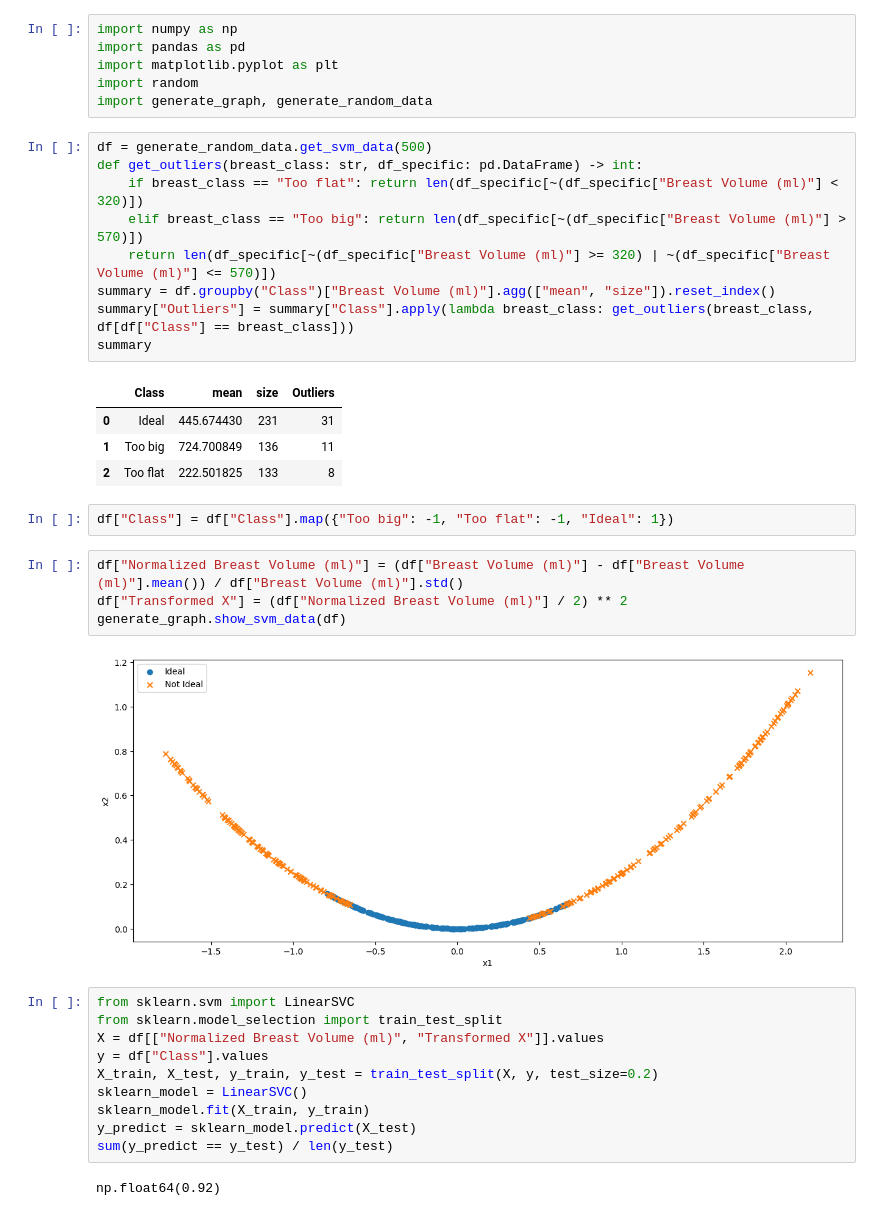
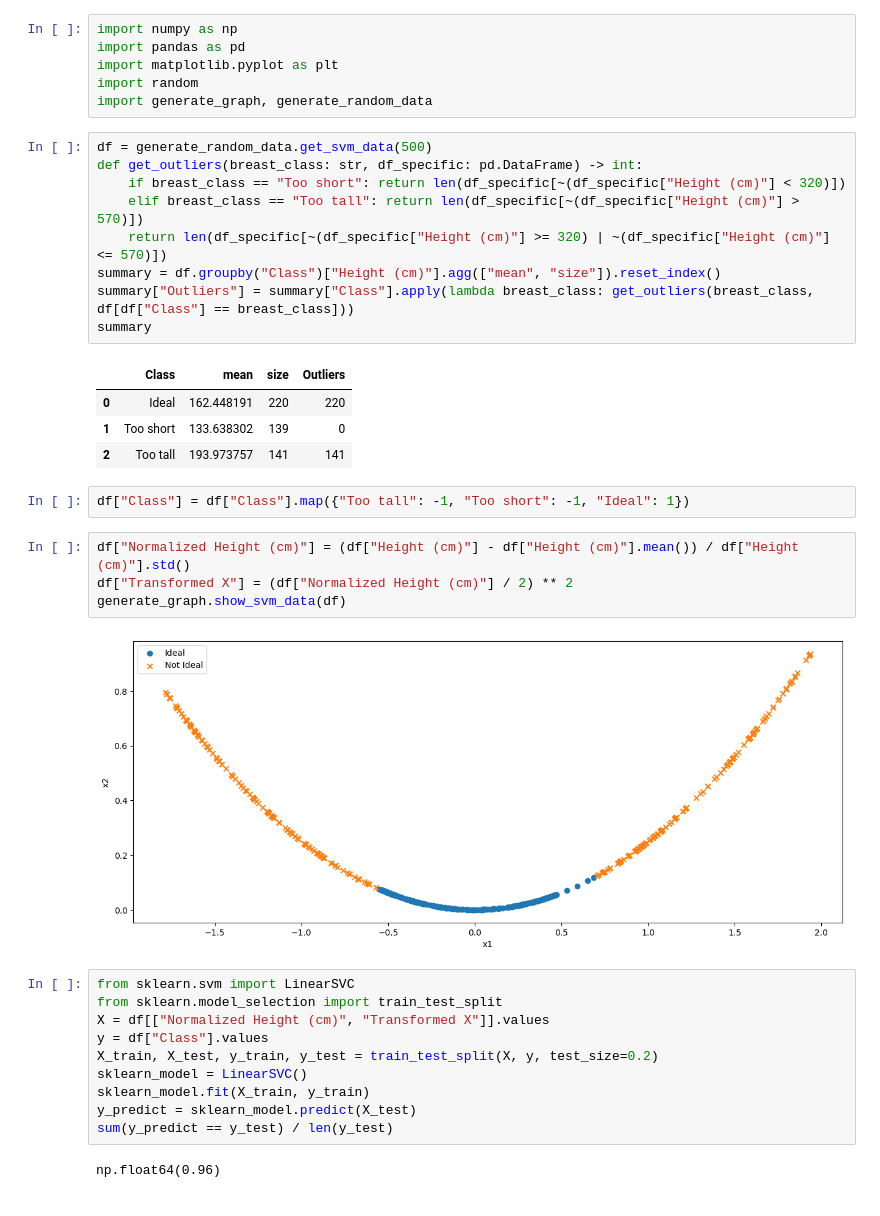
Before and after one commit to andyyang-dev/learning_ml_models, a Jupyter notebook: svm_lesson.ipynb, the cells around one changed output. Saved outputs shown, nothing was run; the diff lists cells and outputs as text.

```diff
--- a/svm_lesson.ipynb
+++ b/svm_lesson.ipynb
@@ -19,29 +19,29 @@ import generate_graph, generate_random_data
 # %%
 df = generate_random_data.get_svm_data(500)
 def get_outliers(breast_class: str, df_specific: pd.DataFrame) -> int:
-    if breast_class == "Too flat": return len(df_specific[~(df_specific["Breast Volume (ml)"] < 320)])
-    elif breast_class == "Too big": return len(df_specific[~(df_specific["Breast Volume (ml)"] > 570)])
-    return len(df_specific[~(df_specific["Breast Volume (ml)"] >= 320) | ~(df_specific["Breast Volume (ml)"] <= 570)])
-summary = df.groupby("Class")["Breast Volume (ml)"].agg(["mean", "size"]).reset_index()
+    if breast_class == "Too short": return len(df_specific[~(df_specific["Height (cm)"] < 320)])
+    elif breast_class == "Too tall": return len(df_specific[~(df_specific["Height (cm)"] > 570)])
+    return len(df_specific[~(df_specific["Height (cm)"] >= 320) | ~(df_specific["Height (cm)"] <= 570)])
+summary = df.groupby("Class")["Height (cm)"].agg(["mean", "size"]).reset_index()
 summary["Outliers"] = summary["Class"].apply(lambda breast_class: get_outliers(breast_class, df[df["Class"] == breast_class]))
 summary
 # %% [output]
 |  | Class | mean | size | Outliers |
-| 0 | Ideal | 445.674430 | 231 | 31 |
-| 1 | Too big | 724.700849 | 136 | 11 |
-| 2 | Too flat | 222.501825 | 133 | 8 |
+| 0 | Ideal | 162.448191 | 220 | 220 |
+| 1 | Too short | 133.638302 | 139 | 0 |
+| 2 | Too tall | 193.973757 | 141 | 141 |
 # %%
-df["Class"] = df["Class"].map({"Too big": -1, "Too flat": -1, "Ideal": 1})
+df["Class"] = df["Class"].map({"Too tall": -1, "Too short": -1, "Ideal": 1})
 # %%
-df["Normalized Breast Volume (ml)"] = (df["Breast Volume (ml)"] - df["Breast Volume (ml)"].mean()) / df["Breast Volume (ml)"].std()
-df["Transformed X"] = (df["Normalized Breast Volume (ml)"] / 2) ** 2
+df["Normalized Height (cm)"] = (df["Height (cm)"] - df["Height (cm)"].mean()) / df["Height (cm)"].std()
+df["Transformed X"] = (df["Normalized Height (cm)"] / 2) ** 2
 generate_graph.show_svm_data(df)
 # %% [output]
-[figure, old version]
+[figure, new version]
 # %%
 from sklearn.svm import LinearSVC
 from sklearn.model_selection import train_test_split
-X = df[["Normalized Breast Volume (ml)", "Transformed X"]].values
+X = df[["Normalized Height (cm)", "Transformed X"]].values
 y = df["Class"].values
 X_train, X_test, y_train, y_test = train_test_split(X, y, test_size=0.2)
 sklearn_model = LinearSVC()
@@ -49,7 +49,7 @@ sklearn_model.fit(X_train, y_train)
 y_predict = sklearn_model.predict(X_test)
 sum(y_predict == y_test) / len(y_test)
 # %% [output]
-np.float64(0.92)
+np.float64(0.96)
 # %%
 w = sklearn_model.coef_[0]
 b = sklearn_model.intercept_[0]
```
Also changed, not shown: parts of 2 cells of this notebook, 6 other files.
